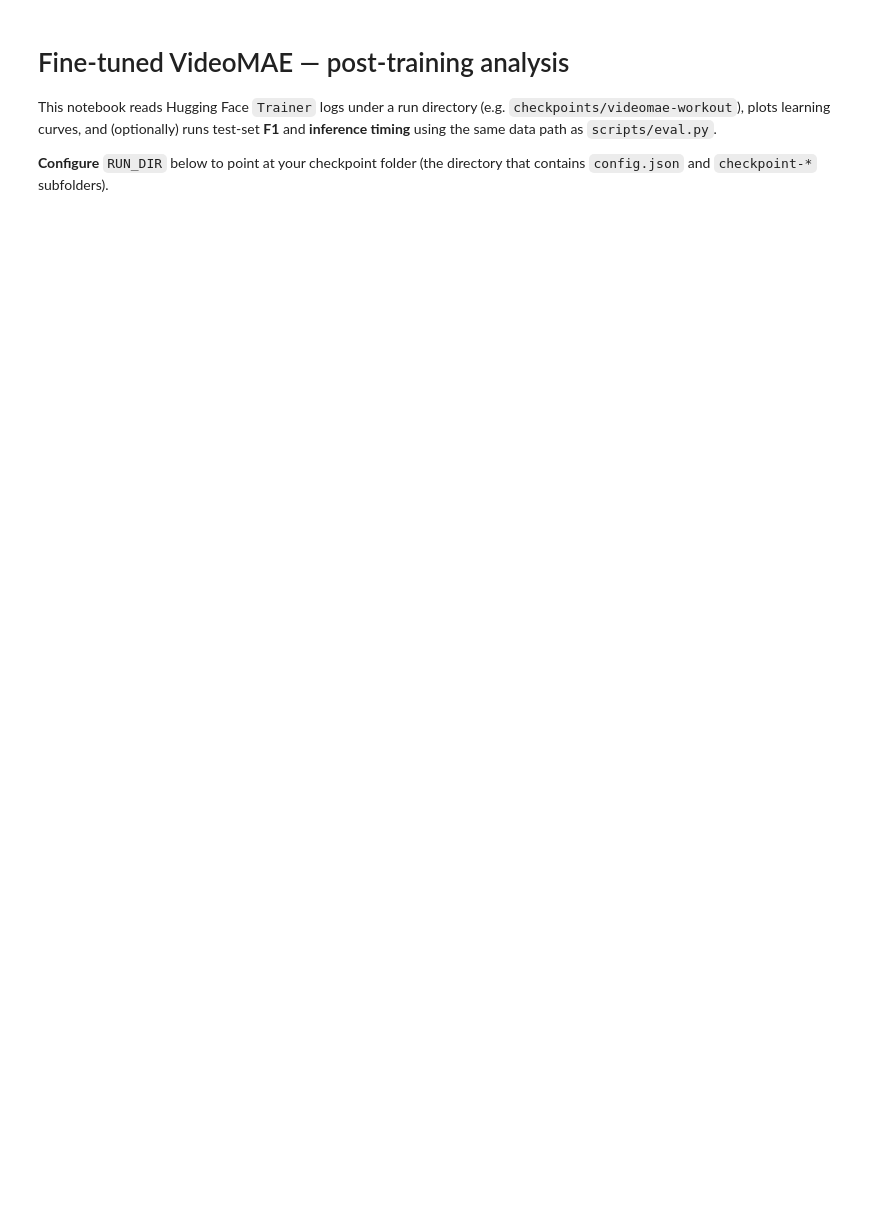
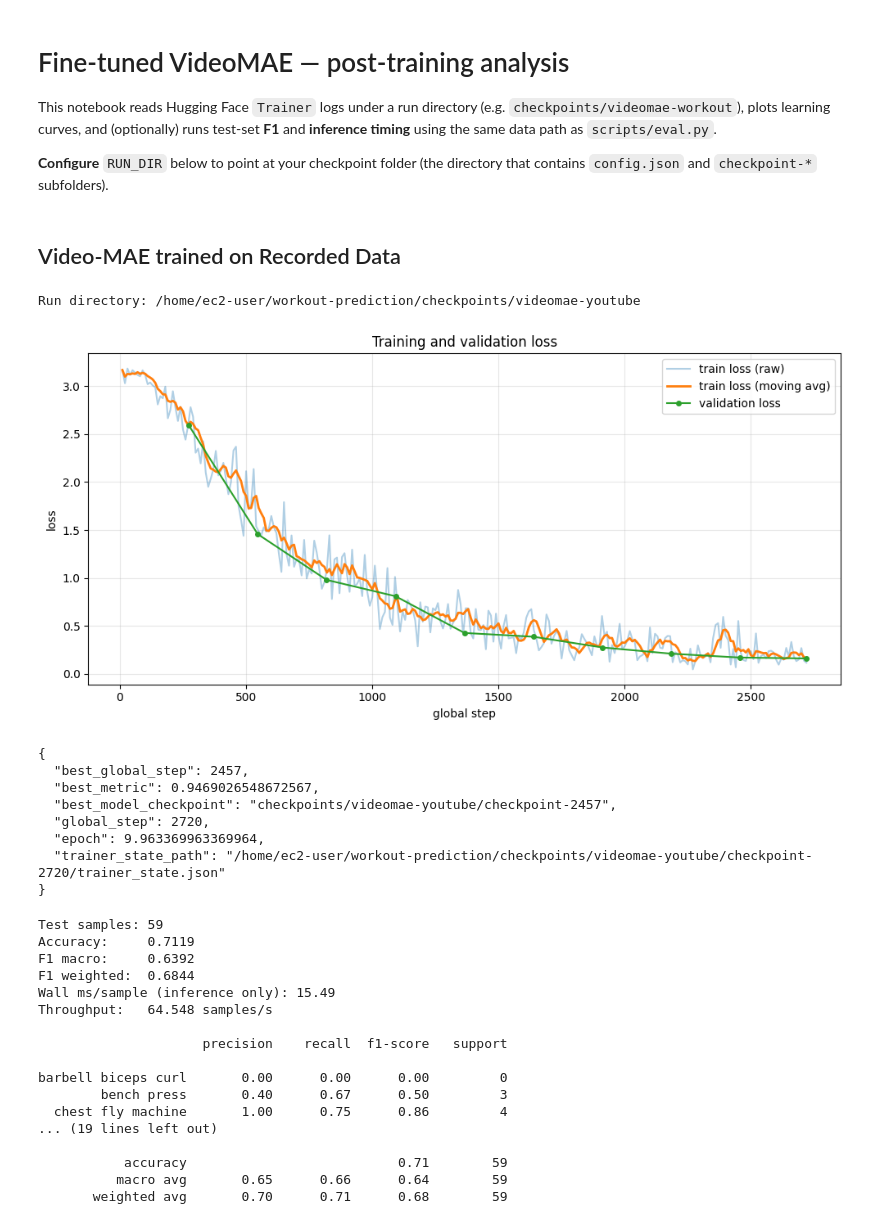
Before and after one commit to liuximeng2/workout-prediction, a Jupyter notebook: analysis/analyze_videomae.ipynb, the cells around one changed output. Saved outputs shown, nothing was run; the diff lists cells and outputs as text; code cells hidden in the pictures; blank space fills up the shorter version.

```diff
--- a/analysis/analyze_videomae.ipynb
+++ b/analysis/analyze_videomae.ipynb
@@ -34 +30,79 @@ print("Run directory:", RUN_DIR.resolve())
+# %% [markdown]
+## Video-MAE trained on Recorded Data
+# %%
+# VideoMAE YouTube run (change as needed)
+RUN_DIR = REPO_ROOT / "checkpoints" / "videomae-youtube" # change here for the model to be analyzed
+print("Run directory:", RUN_DIR.resolve())
+
+ts_path = resolve_trainer_state_path(RUN_DIR)
+history = load_training_history(trainer_state_path=ts_path)
+
+train_df = pd.DataFrame(history.train)
+eval_df = pd.DataFrame(history.eval)
+
+fig, ax = plt.subplots(figsize=(10, 5))
+if not train_df.empty and "loss" in train_df.columns:
+    ax.plot(train_df["step"], train_df["loss"], alpha=0.35, label="train loss (raw)")
+    if len(train_df) > 5:
+        sm = moving_average(train_df["loss"].tolist(), window=max(5, len(train_df) // 50))
+        ax.plot(train_df["step"], sm, linewidth=2, label="train loss (moving avg)")
+if not eval_df.empty and "eval_loss" in eval_df.columns:
+    ax.plot(eval_df["step"], eval_df["eval_loss"], "o-", markersize=4, label="validation loss")
+ax.set_xlabel("global step")
+ax.set_ylabel("loss")
+ax.set_title("Training and validation loss")
+ax.legend()
+ax.grid(True, alpha=0.3)
+plt.tight_layout()
+plt.show()
+
+print(json.dumps(history.trainer_meta, indent=2))
+
+from analysis.inference_metrics import evaluate_checkpoint_on_test
+
+# Saved model directory (same as: python scripts/eval.py --checkpoint …)
+CHECKPOINT = RUN_DIR
+
+# Default batch_size=1: one clip per tqdm step (unit: sample). Use batch_size=4+ for speed (unit: batch).
+result = evaluate_checkpoint_on_test(
+    checkpoint=CHECKPOINT,
+    batch_size=1,
+    warmup_batches=2,
+    show_progress=True,
+)
+print(f"Test samples: {result.n_samples}")
+print(f"Accuracy:     {result.accuracy:.4f}")
+print(f"F1 macro:     {result.f1_macro:.4f}")
+print(f"F1 weighted:  {result.f1_weighted:.4f}")
+print(f"Wall ms/sample (inference only): {result.wall_time_per_sample_s * 1000:.2f}")
+print(f"Throughput:   {result.throughput_samples_per_s:.3f} samples/s")
+print("\n" + result.classification_report)
+# %% [output]
+Run directory: /home/ec2-user/workout-prediction/checkpoints/videomae-youtube
+[figure, added]
+{
+  "best_global_step": 2457,
+  "best_metric": 0.9469026548672567,
+  "best_model_checkpoint": "checkpoints/videomae-youtube/checkpoint-2457",
+  "global_step": 2720,
+  "epoch": 9.963369963369964,
+  "trainer_state_path": "/home/ec2-user/workout-prediction/checkpoints/videomae-youtube/checkpoint-2720/trainer_state.json"
+}
+Test samples: 59
+Accuracy:     0.7119
+F1 macro:     0.6392
+F1 weighted:  0.6844
+Wall ms/sample (inference only): 15.49
+Throughput:   64.548 samples/s
+
+                     precision    recall  f1-score   support
+
+barbell biceps curl       0.00      0.00      0.00         0
+        bench press       0.40      0.67      0.50         3
+  chest fly machine       1.00      0.75      0.86         4
+... (19 lines left out)
+
+           accuracy                           0.71        59
+          macro avg       0.65      0.66      0.64        59
+       weighted avg       0.70      0.71      0.68        59
 # %% [markdown]
```
Also changed, not shown: parts of 7 cells of this notebook.
